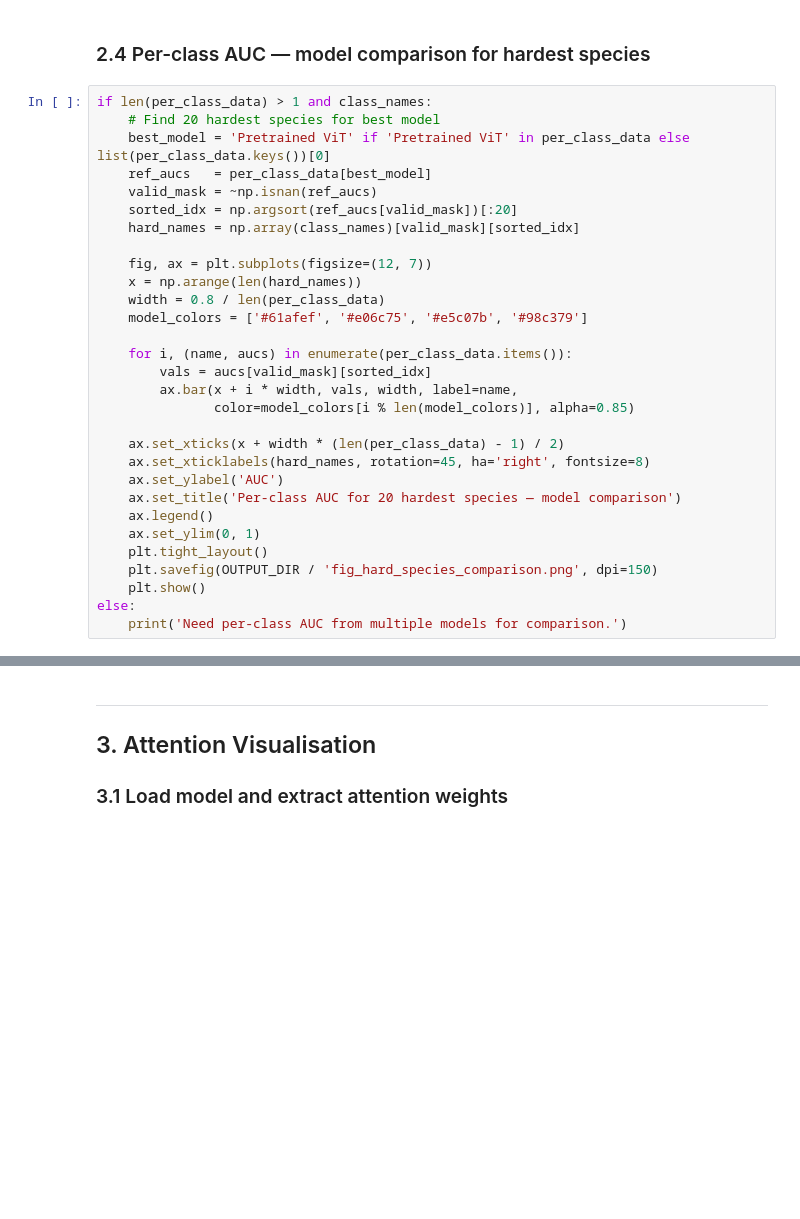
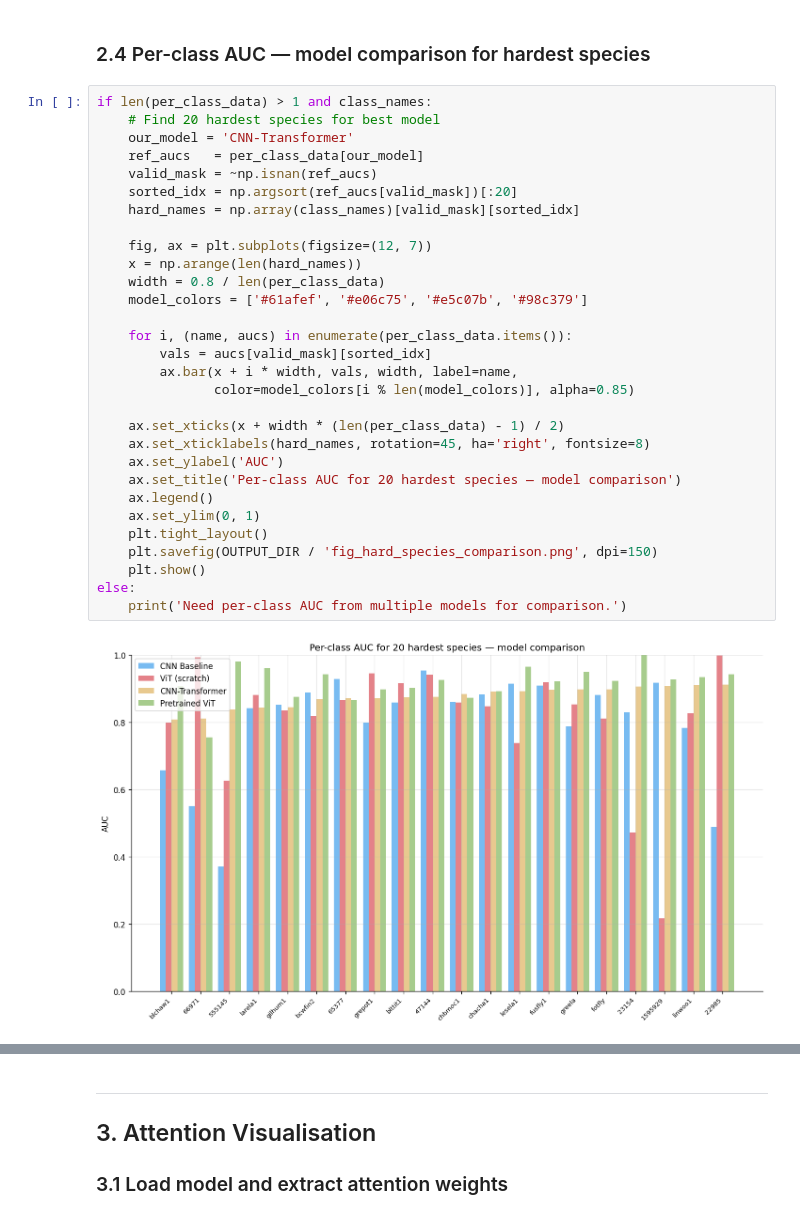
Before and after one commit to AdriSchm92/aml2026-group-10, a Jupyter notebook: notebooks/Results.ipynb, the cells around one changed output, grey strips where cells are left out. Cells and saved outputs as stored; diff of their text form; blank space fills up the shorter version.

```diff
--- a/notebooks/Results.ipynb
+++ b/notebooks/Results.ipynb
@@ -390,30 +439,32 @@ else:
 # %%
 if len(per_class_data) > 1 and class_names:
     # Find 20 hardest species for best model
-    best_model = 'Pretrained ViT' if 'Pretrained ViT' in per_class_data else list(per_class_data.keys())[0]
-    ref_aucs   = per_class_data[best_model]
+    our_model = 'CNN-Transformer'
+    ref_aucs   = per_class_data[our_model]
     valid_mask = ~np.isnan(ref_aucs)
     sorted_idx = np.argsort(ref_aucs[valid_mask])[:20]
     hard_names = np.array(class_names)[valid_mask][sorted_idx]
 
     fig, ax = plt.subplots(figsize=(12, 7))
     x = np.arange(len(hard_names))
     width = 0.8 / len(per_class_data)
     model_colors = ['#61afef', '#e06c75', '#e5c07b', '#98c379']
 
     for i, (name, aucs) in enumerate(per_class_data.items()):
         vals = aucs[valid_mask][sorted_idx]
         ax.bar(x + i * width, vals, width, label=name,
                color=model_colors[i % len(model_colors)], alpha=0.85)
 
     ax.set_xticks(x + width * (len(per_class_data) - 1) / 2)
     ax.set_xticklabels(hard_names, rotation=45, ha='right', fontsize=8)
     ax.set_ylabel('AUC')
     ax.set_title('Per-class AUC for 20 hardest species — model comparison')
     ax.legend()
     ax.set_ylim(0, 1)
     plt.tight_layout()
     plt.savefig(OUTPUT_DIR / 'fig_hard_species_comparison.png', dpi=150)
     plt.show()
 else:
     print('Need per-class AUC from multiple models for comparison.')
+# %% [output]
+[figure, added]
```
Also changed, not shown: parts of 21 cells of this notebook, 2 other files.
